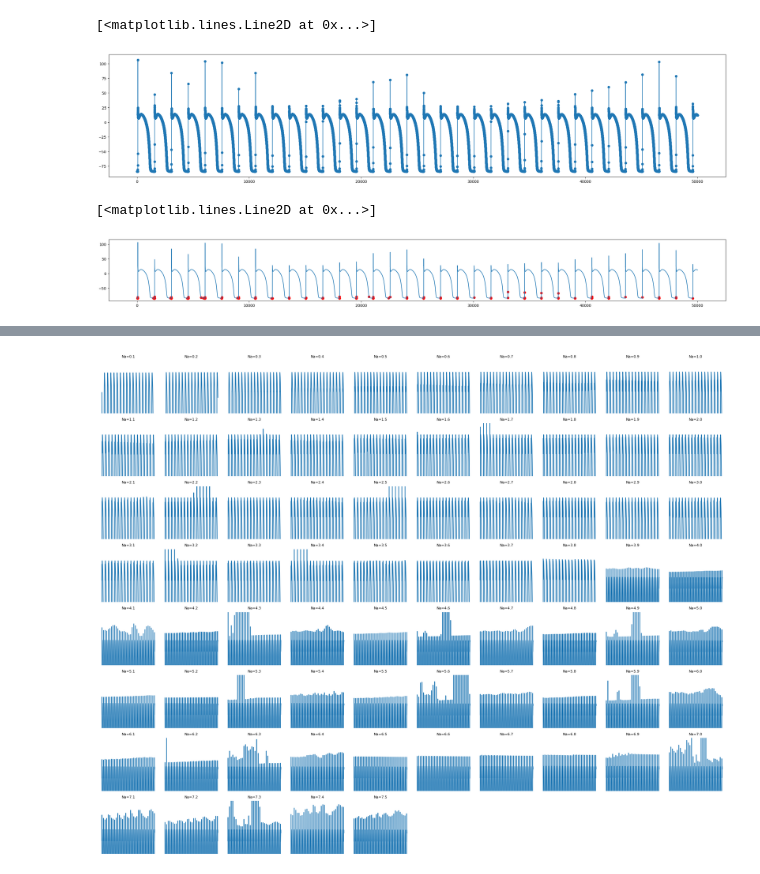
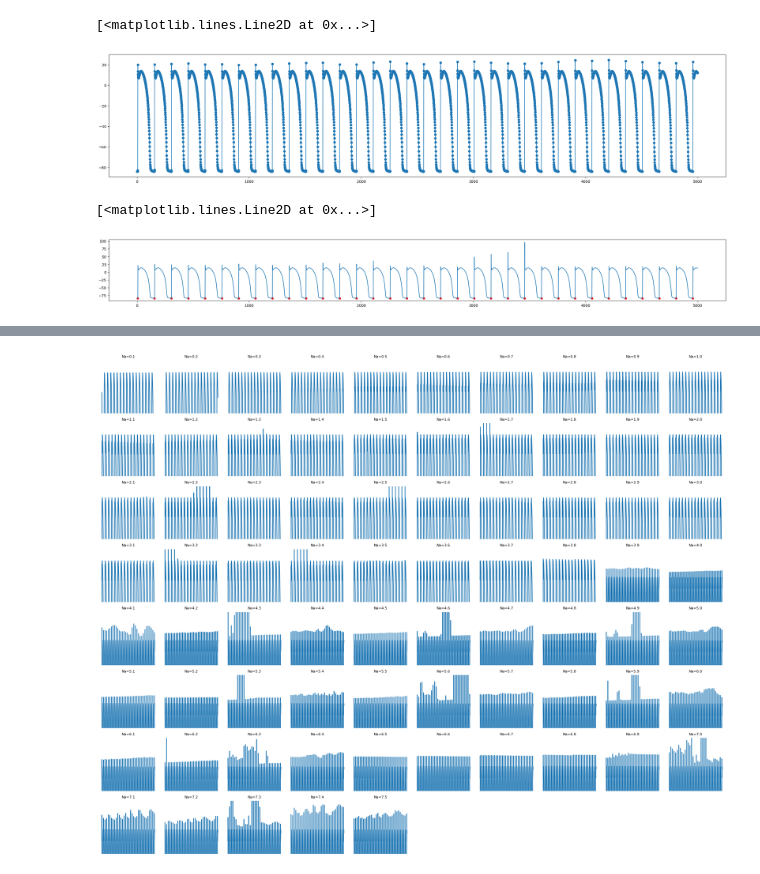
Before and after one commit to William-XiaodongAn/ovvr-sensitivity-analysis, a Jupyter notebook: TNNP_Na.ipynb, the cells around one changed output, grey strips where cells are left out. Drawn from its saved outputs; the diff is of its cells as text; code cells hidden in the pictures.

```diff
--- a/TNNP_Na.ipynb
+++ b/TNNP_Na.ipynb
@@ -59,7 +59,7 @@ plt.tight_layout()
 plt.savefig("TNNP_Na_Variation.png", dpi=300)
 # %%
 # read csv
-csv_file = r".\result_Na_test.csv"
+csv_file = r".\result_Na.csv"
 step = None
 voltage = {}
 with open(csv_file, 'r') as file:
@@ -77,38 +77,41 @@ plt.figure(figsize=(30,6))
 plt.plot(voltage[7.5],'-o')
 # %% [output]
 [<matplotlib.lines.Line2D at 0x...>]
-[figure, old version]
+[figure, new version]
 # %%
 #seperate action potential of a given voltage signal
 # it should start when dv/dt begins > 0 and v < 0
 # it should end when next start
 # deleat first/last AP if incomplete
 # output APs and all startiing indexes
 def get_AP(voltage_signal):
     APs = []
+    starting_indexes = []
     current_AP = []
     in_AP = False
     for i in range(1, len(voltage_signal)):
         dv_dt = voltage_signal[i] - voltage_signal[i-1]
         if not in_AP:
-            if dv_dt > 0.001 and voltage_signal[i] < 0:
+            if dv_dt > 0 and voltage_signal[i-1] < 0:
                 in_AP = True
                 current_AP = [voltage_signal[i-1], voltage_signal[i]]
+                current_AP_start_idx = i - 1
+                starting_indexes.append(current_AP_start_idx)
         else:
             current_AP.append(voltage_signal[i])
             if i + 1 < len(voltage_signal):
                 next_dv_dt = voltage_signal[i+1] - voltage_signal[i]
-                if next_dv_dt > 0 and voltage_signal[i+1] < 0:
+                if next_dv_dt > 0 and voltage_signal[i] < 0 and len(current_AP) > 50:
                     in_AP = False
                     APs.append(current_AP)
                     current_AP = []
-    return APs, [voltage_signal.index(AP[0]) for AP in APs]
-APs, starting_indexes = get_AP(voltage[7.5])
+    return APs, starting_indexes
+APs, starting_indexes = get_AP(voltage[7])
 plt.figure(figsize=(30,3))
 # now plot each starting point based on their index, plot points not lines
 for start_idx in starting_indexes:
-    plt.plot(start_idx, voltage[7.5][start_idx], 'ro')
-plt.plot(voltage[7.5])
+    plt.plot(start_idx, voltage[7][start_idx], 'ro', markersize=5) # size 10 red dot
+plt.plot(voltage[7])
 # %% [output]
 [<matplotlib.lines.Line2D at 0x...>]
-[figure, old version]
+[figure, new version]
```
Also changed, not shown: parts of 1 cell of this notebook.
